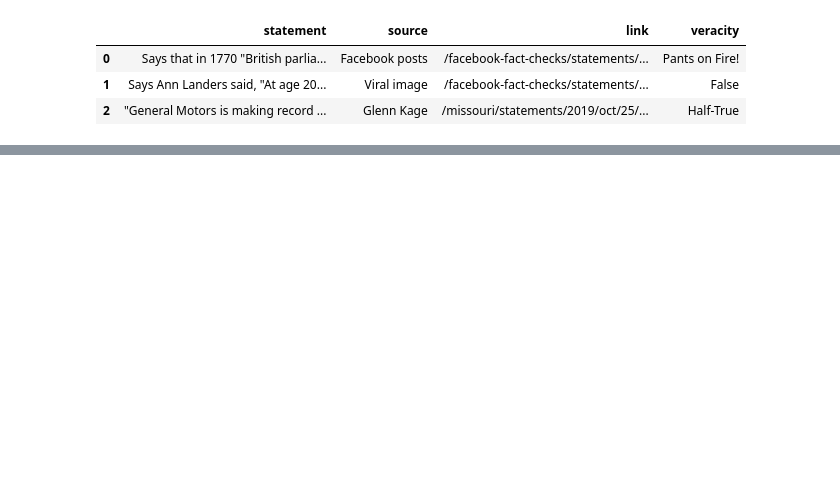
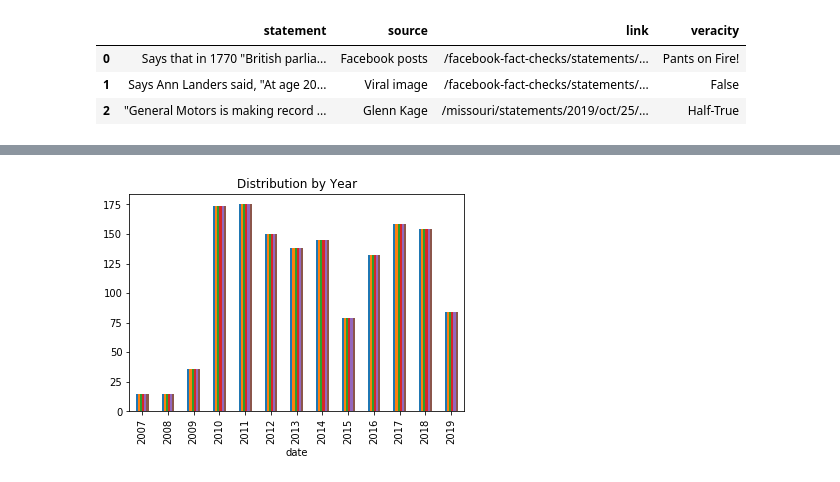
Before and after one commit to Victor-Palacios/Deception_Detection_Capstone, a Jupyter notebook: Deception_Data_Wrangling.ipynb, the cells around one changed output, grey strips where cells are left out. Drawn from its saved outputs; the diff is of its cells as text; code cells hidden in the pictures; blank space fills up the shorter version.

```diff
--- a/Deception_Data_Wrangling.ipynb
+++ b/Deception_Data_Wrangling.ipynb
@@ -117,0 +289,2 @@ df3.head(5)
+# %%
+quote_df['freq'] = quote_df.groupby('source')['source'].transform('count')
@@ -117,0 +306,2 @@ df3.head(5)
+# %%
+balanced_df = quote_df[quote_df.freq <= 3]
@@ -117,0 +370,10 @@ df3.head(5)
+# %%
+# extracting the date from the link column
+# r() = first group to extract; you can use multiple ()
+# ?P<column_name> = column name for convenience
+# \d = digit
+# {n} = number of digits to include
+# . = wildcard
+# + = greedy search
+# ? = but not too greedy
+balanced_df["date"] = balanced_df.link.str.extract(r'(\d{4}/.+?\d{2})')
@@ -117,0 +407,3 @@ df3.head(5)
+# %%
+# change the date column to a datetime column for convenience
+balanced_df.date = pd.to_datetime(balanced_df.date,infer_datetime_format=True)
@@ -117,0 +436,8 @@ df3.head(5)
+# %%
+#by year
+ax = balanced_df.groupby(balanced_df.date.dt.year).count().plot(kind="bar")
+ax.legend_ = None
+plt.title("Distribution by Year")
+plt.show()
+# %% [output]
+[figure, added]
```
Also changed, not shown: parts of 69 cells of this notebook.
